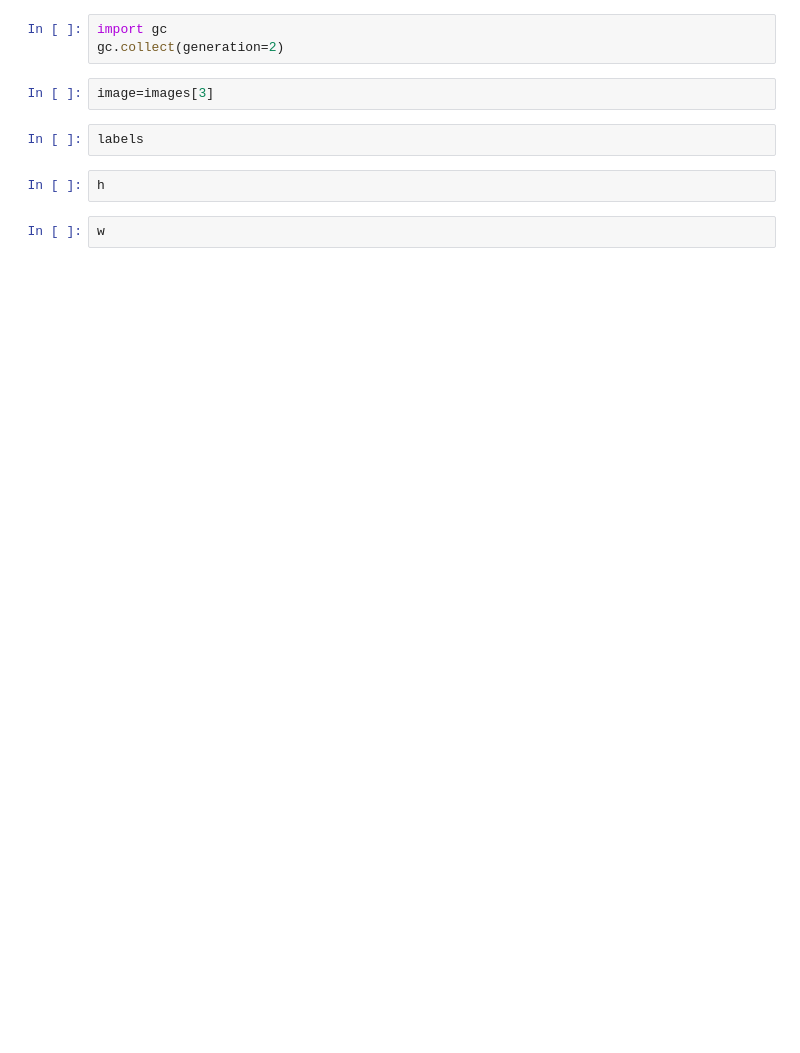
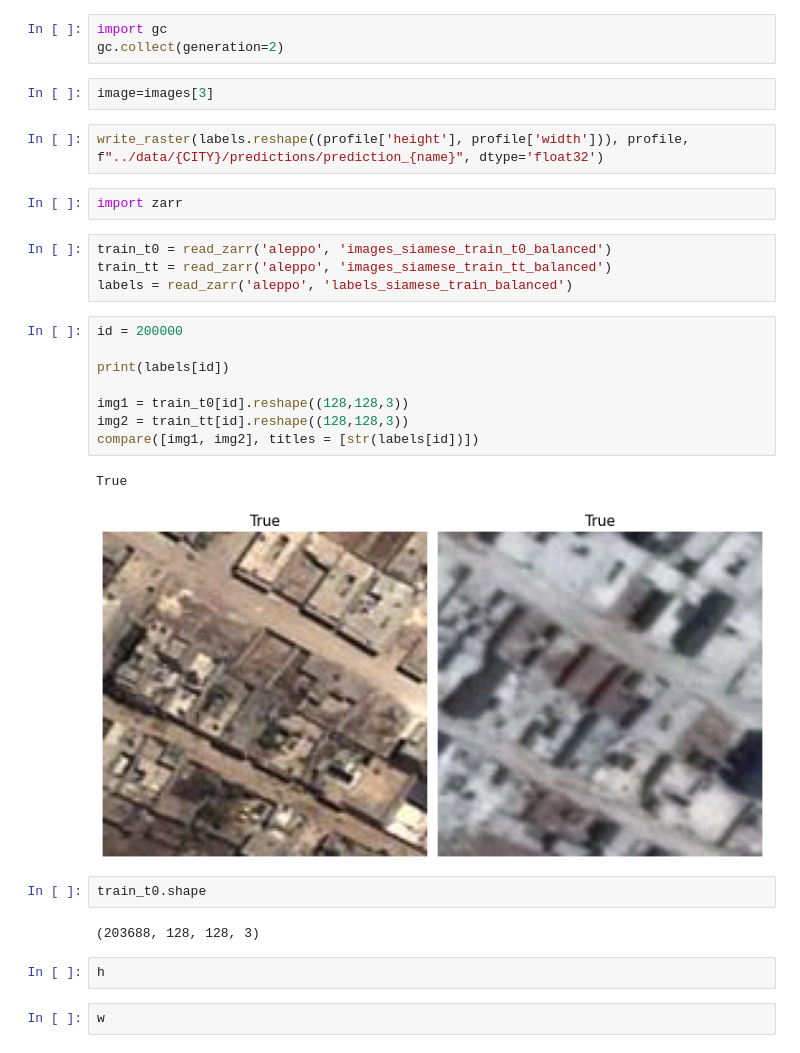
Before and after one commit to goclem/destruction, a Jupyter notebook: __exp_generate_predictions.ipynb, the cells around one changed output. Drawn from its saved outputs; the diff is of its cells as text; blank space fills up the shorter version.

```diff
--- a/__exp_generate_predictions.ipynb
+++ b/__exp_generate_predictions.ipynb
@@ -64,8 +89,29 @@ import gc
 gc.collect(generation=2)
 # %%
 image=images[3]
+# %%
+write_raster(labels.reshape((profile['height'], profile['width'])), profile, f"../data/{CITY}/predictions/prediction_{name}", dtype='float32')
+# %%
+import zarr
+# %%
+train_t0 = read_zarr('aleppo', 'images_siamese_train_t0_balanced')
+train_tt = read_zarr('aleppo', 'images_siamese_train_tt_balanced')
+labels = read_zarr('aleppo', 'labels_siamese_train_balanced')
 # %%
-labels
+id = 200000
+
+print(labels[id])
+
+img1 = train_t0[id].reshape((128,128,3))
+img2 = train_tt[id].reshape((128,128,3))
+compare([img1, img2], titles = [str(labels[id])])
+# %% [output]
+True
+[figure, added]
+# %%
+train_t0.shape
+# %% [output]
+(203688, 128, 128, 3)
 # %%
 h
 # %%
```
Also changed, not shown: parts of 3 cells of this notebook, 4 other files.
